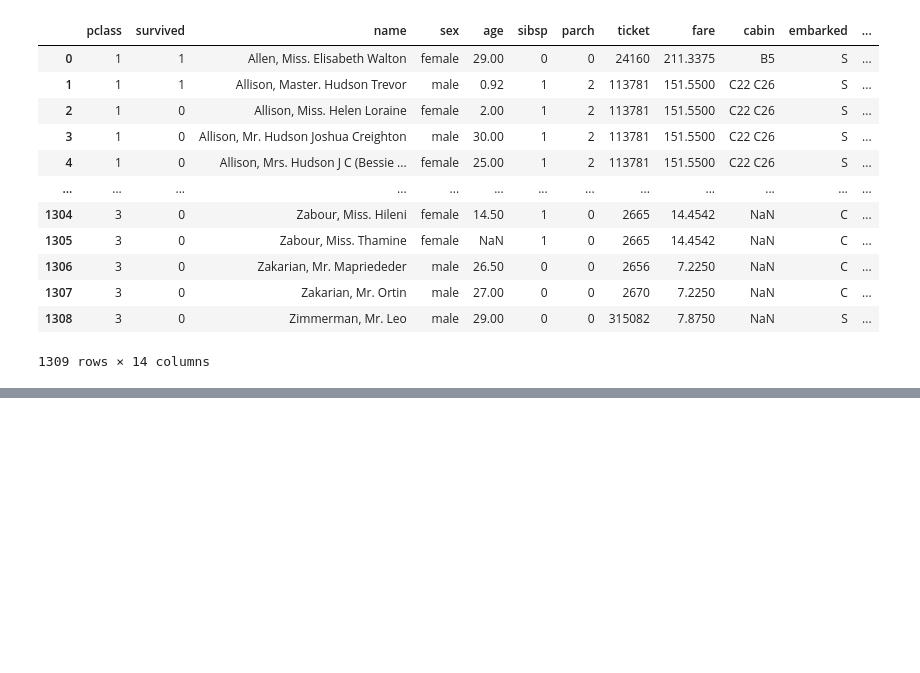
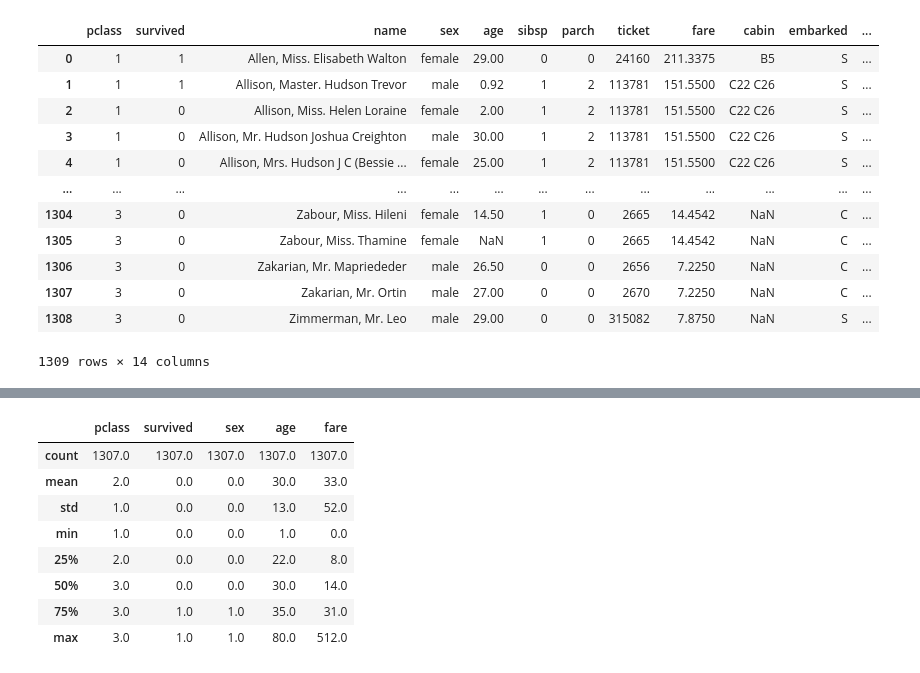
Before and after one commit to Em-White25/Group-2-week1, a Jupyter notebook: Group Activity.ipynb, the cells around one changed output, grey strips where cells are left out. Saved outputs shown, nothing was run; the diff lists cells and outputs as text; code cells hidden in the pictures; blank space fills up the shorter version.

```diff
--- a/Group Activity.ipynb
+++ b/Group Activity.ipynb
@@ -87,3 +133,16 @@ df_titanic_copy.to_csv('cleaned_titanic.csv', index=False)
+# %%
+df_titanic_copy[df_titanic_copy["age"] == 0].apply(lambda x: x == 1)
+df_titanic_copy.describe().round()
+# %% [output]
+|  | pclass | survived | sex | age | fare |
+| count | 1307.0 | 1307.0 | 1307.0 | 1307.0 | 1307.0 |
+| mean | 2.0 | 0.0 | 0.0 | 30.0 | 33.0 |
+| std | 1.0 | 0.0 | 0.0 | 13.0 | 52.0 |
+| min | 1.0 | 0.0 | 0.0 | 1.0 | 0.0 |
+| 25% | 2.0 | 0.0 | 0.0 | 22.0 | 8.0 |
+| 50% | 3.0 | 0.0 | 0.0 | 30.0 | 14.0 |
+| 75% | 3.0 | 1.0 | 1.0 | 35.0 | 31.0 |
+| max | 3.0 | 1.0 | 1.0 | 80.0 | 512.0 |
 # %%
 df_titanic_copy
 # %% [output]
```
Also changed, not shown: parts of 18 cells of this notebook.
